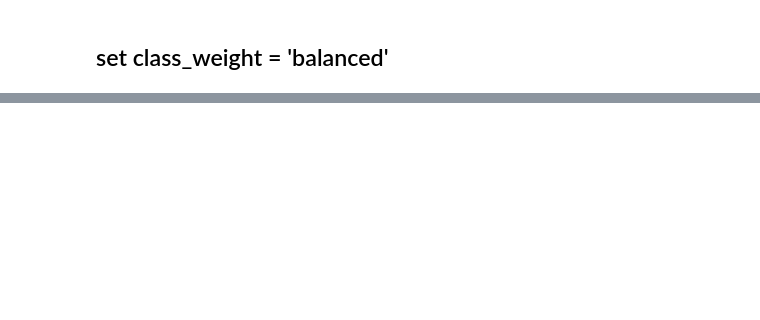
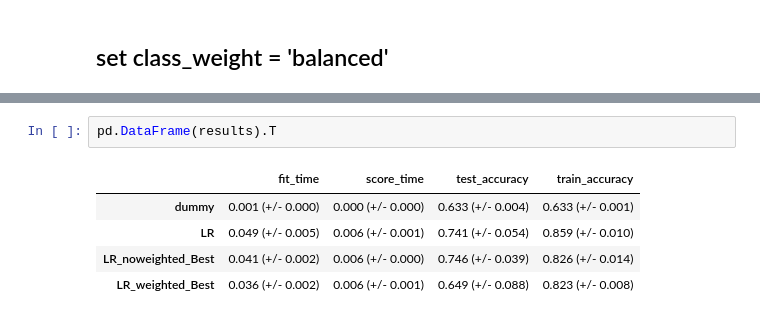
Before and after one commit to Capstone-Project-JYSF/Allard, a Jupyter notebook: models/logistic_regression.ipynb, the cells around one changed output, grey strips where cells are left out. Drawn from its saved outputs; the diff is of its cells as text; blank space fills up the shorter version.

```diff
--- a/models/logistic_regression.ipynb
+++ b/models/logistic_regression.ipynb
@@ -326,0 +478,8 @@ pipe_lr2.score(X_test, y_test)
+# %%
+pd.DataFrame(results).T
+# %% [output]
+|  | fit_time | score_time | test_accuracy | train_accuracy |
+| dummy | 0.001 (+/- 0.000) | 0.000 (+/- 0.000) | 0.633 (+/- 0.004) | 0.633 (+/- 0.001) |
+| LR | 0.049 (+/- 0.005) | 0.006 (+/- 0.001) | 0.741 (+/- 0.054) | 0.859 (+/- 0.010) |
+| LR_noweighted_Best | 0.041 (+/- 0.002) | 0.006 (+/- 0.000) | 0.746 (+/- 0.039) | 0.826 (+/- 0.014) |
+| LR_weighted_Best | 0.036 (+/- 0.002) | 0.006 (+/- 0.001) | 0.649 (+/- 0.088) | 0.823 (+/- 0.008) |
```
Also changed, not shown: parts of 31 cells of this notebook.
